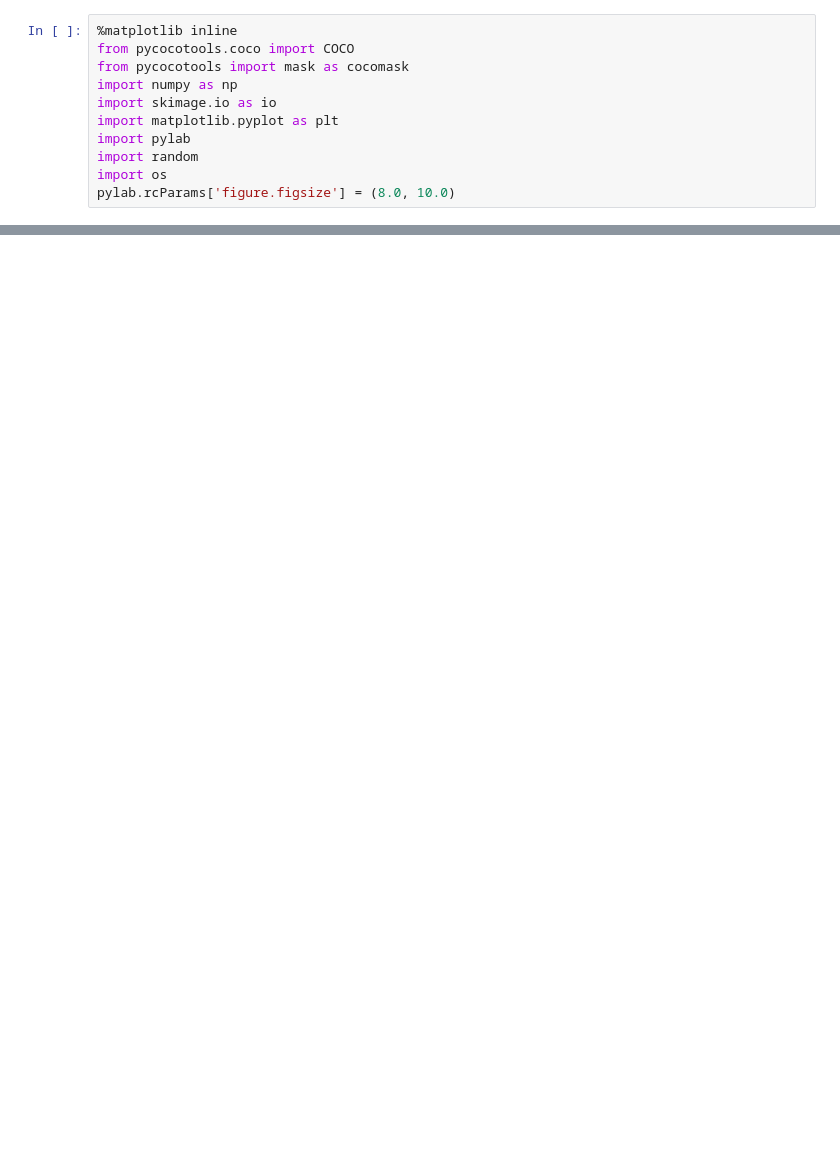
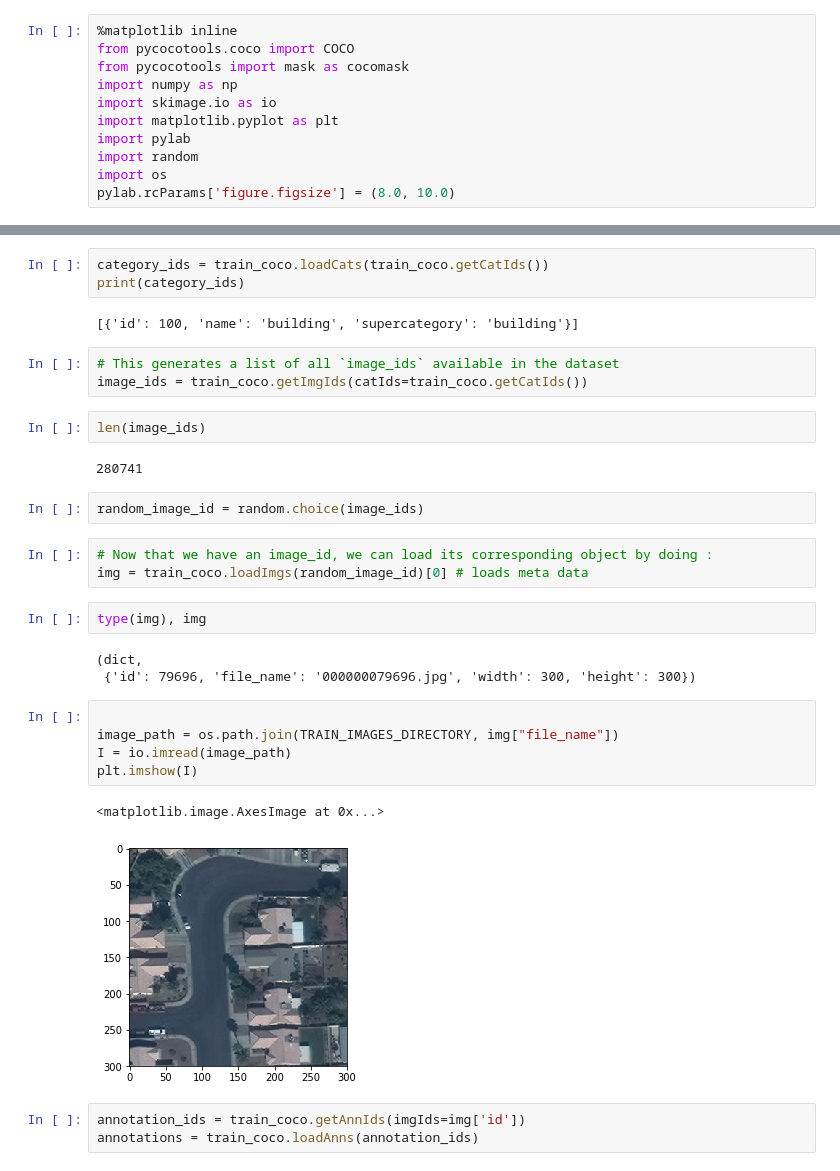
Before and after one commit to PatriciaRodrigues1994/Satellite-Image-Segmentation, a Jupyter notebook: dev/dev.ipynb, the cells around one changed output, grey strips where cells are left out. Drawn from its saved outputs; the diff is of its cells as text; blank space fills up the shorter version.

Commit message:
dataset fix

```diff
--- a/dev/dev.ipynb
+++ b/dev/dev.ipynb
@@ -43,0 +71,33 @@ annToMask(ann) method of pycocotools.coco.COCO instance
+# %%
+category_ids = train_coco.loadCats(train_coco.getCatIds())
+print(category_ids)
+# %% [output]
+[{'id': 100, 'name': 'building', 'supercategory': 'building'}]
+# %%
+# This generates a list of all `image_ids` available in the dataset
+image_ids = train_coco.getImgIds(catIds=train_coco.getCatIds())
+# %%
+len(image_ids)
+# %% [output]
+280741
+# %%
+random_image_id = random.choice(image_ids)
+# %%
+# Now that we have an image_id, we can load its corresponding object by doing :
+img = train_coco.loadImgs(random_image_id)[0] # loads meta data
+# %%
+type(img), img
+# %% [output]
+(dict,
+ {'id': 79696, 'file_name': '000000079696.jpg', 'width': 300, 'height': 300})
+# %%
+
+image_path = os.path.join(TRAIN_IMAGES_DIRECTORY, img["file_name"])
+I = io.imread(image_path)
+plt.imshow(I)
+# %% [output]
+<matplotlib.image.AxesImage at 0x...>
+[figure, added]
+# %%
+annotation_ids = train_coco.getAnnIds(imgIds=img['id'])
+annotations = train_coco.loadAnns(annotation_ids)
```
Also changed, not shown: parts of 19 cells of this notebook, 4 other files.
